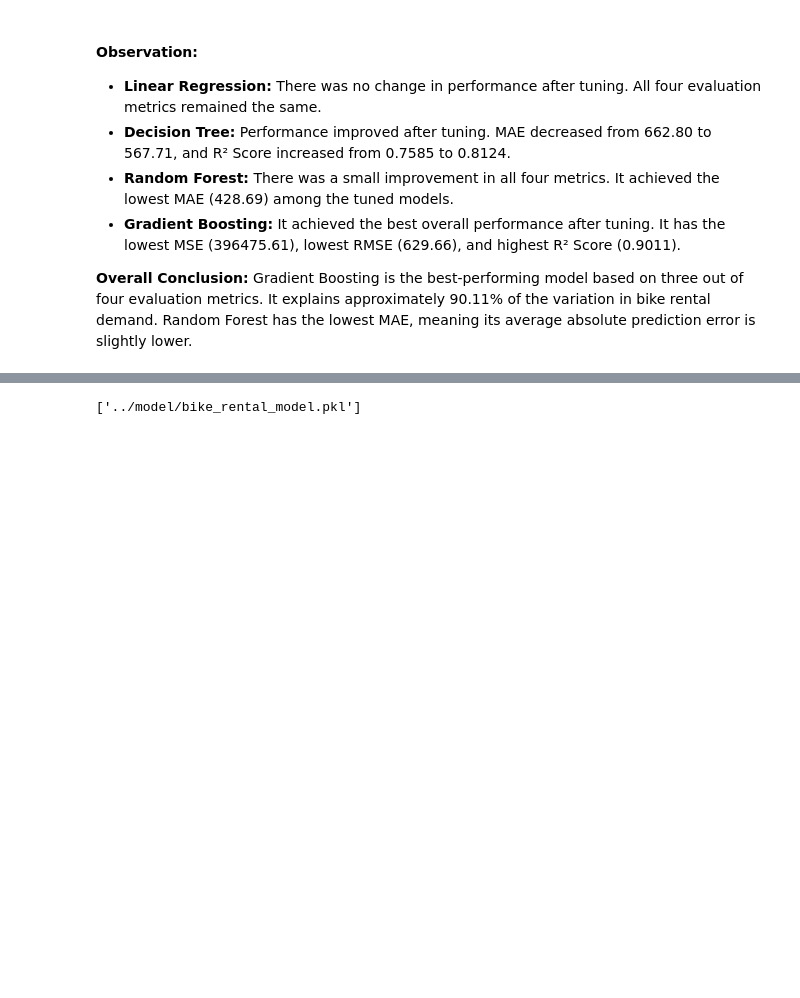
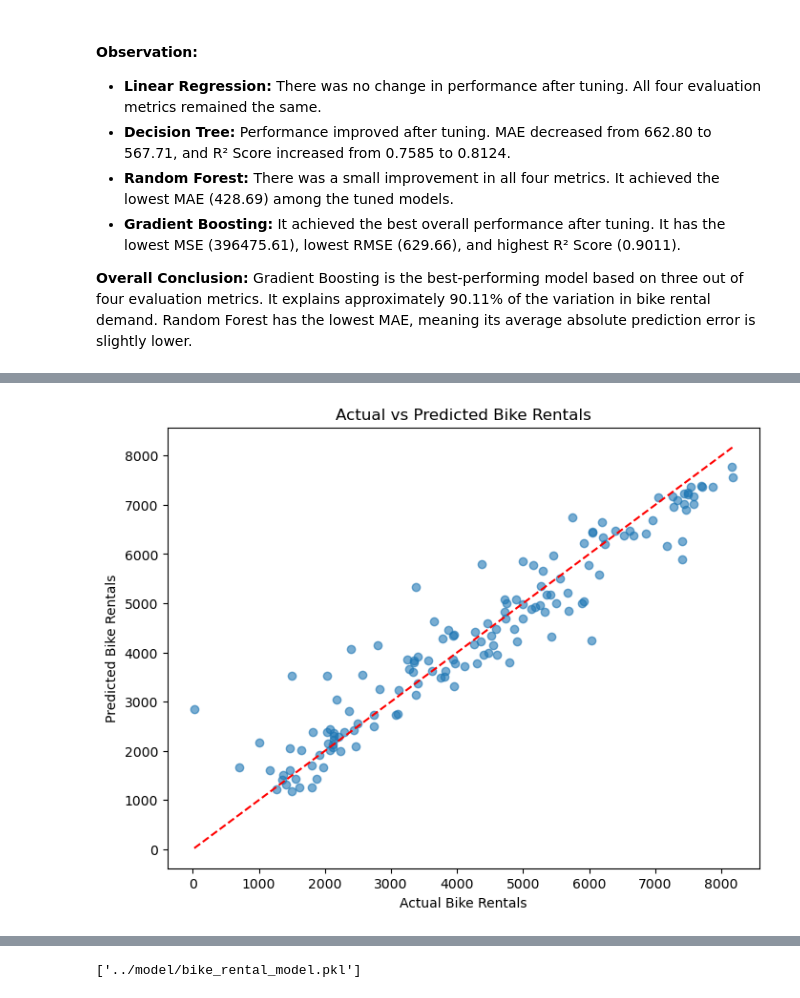
Before and after one commit to ChaitanyaGirase/Bike-Rental-Prediction, a Jupyter notebook: notebooks/bike_rental_analysis.ipynb, the cells around one changed output, grey strips where cells are left out. Saved outputs shown, nothing was run; the diff lists cells and outputs as text; code cells hidden in the pictures; blank space fills up the shorter version.

```diff
--- a/notebooks/bike_rental_analysis.ipynb
+++ b/notebooks/bike_rental_analysis.ipynb
@@ -1524,0 +1591,17 @@ display(comparison_df)
+# %%
+plt.figure(figsize=(8, 6))
+
+plt.scatter(y_test, gb_tuned_pred, alpha=0.6)
+
+plt.plot(
+    [y_test.min(), y_test.max()],
+    [y_test.min(), y_test.max()],
+    'r--'
+)
+
+plt.title('Actual vs Predicted Bike Rentals')
+plt.xlabel('Actual Bike Rentals')
+plt.ylabel('Predicted Bike Rentals')
+plt.show()
+# %% [output]
+[figure, added]
```
Also changed, not shown: parts of 21 cells of this notebook.
